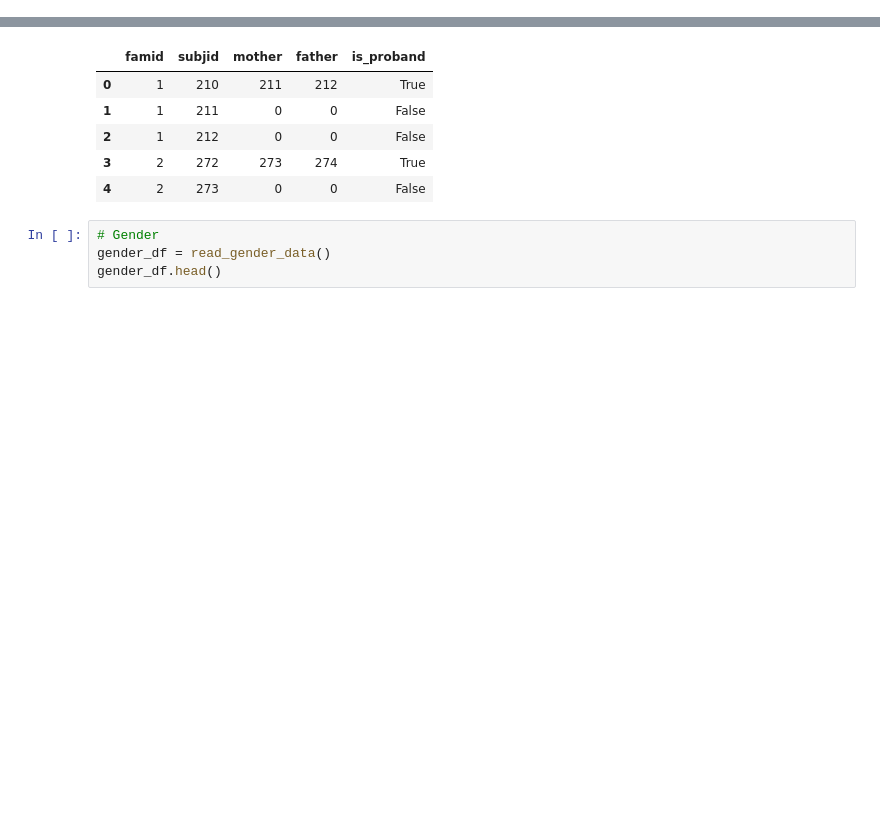
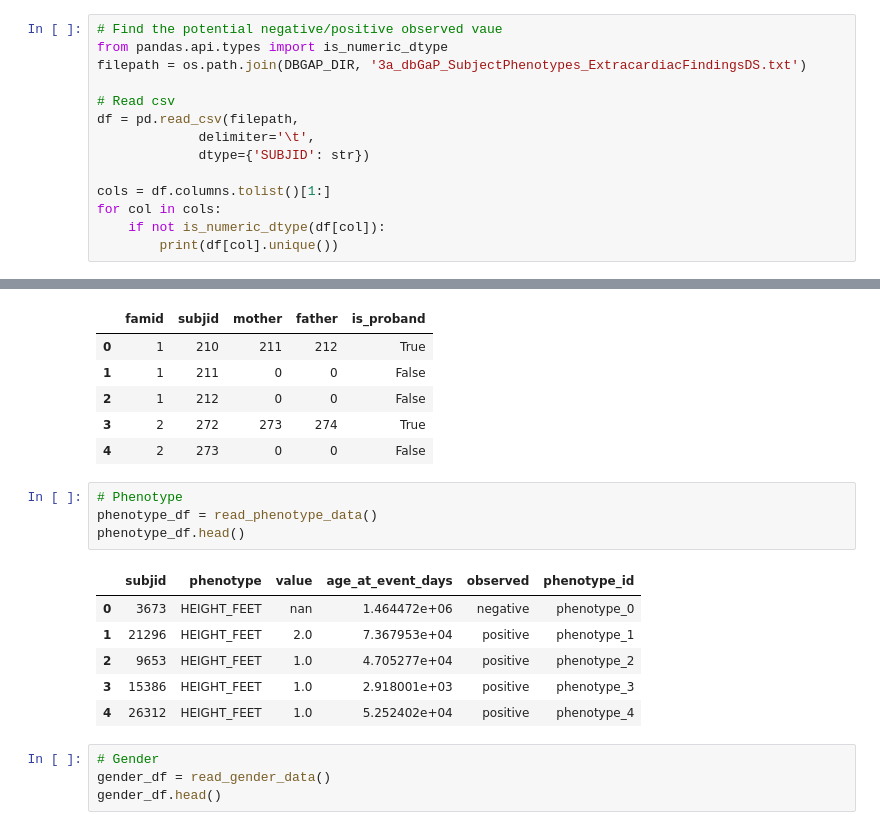
Before and after one commit to ConnorBarnhill/kf-api-dataservice, a Jupyter notebook: dataservice/util/data_import/seidman/Seidman-Import.ipynb, the cells around one changed output, grey strips where cells are left out. Drawn from its saved outputs; the diff is of its cells as text; blank space fills up the shorter version.

Commit message:
:sparkles: Add phenotype to etl

```diff
--- a/dataservice/util/data_import/seidman/Seidman-Import.ipynb
+++ b/dataservice/util/data_import/seidman/Seidman-Import.ipynb
@@ -82,0 +79,14 @@ def read_family_data(filepath=None):
+# %%
+# Find the potential negative/positive observed vaue
+from pandas.api.types import is_numeric_dtype
+filepath = os.path.join(DBGAP_DIR, '3a_dbGaP_SubjectPhenotypes_ExtracardiacFindingsDS.txt')
+
+# Read csv
+df = pd.read_csv(filepath,
+             delimiter='\t',
+             dtype={'SUBJID': str})
+
+cols = df.columns.tolist()[1:]
+for col in cols:
+    if not is_numeric_dtype(df[col]):
+        print(df[col].unique())
@@ -275,6 +346,17 @@ family_df.head()
 | 2 | 1 | 212 | 0 | 0 | False |
 | 3 | 2 | 272 | 273 | 274 | True |
 | 4 | 2 | 273 | 0 | 0 | False |
+# %%
+# Phenotype
+phenotype_df = read_phenotype_data()
+phenotype_df.head()
+# %% [output]
+|  | subjid | phenotype | value | age_at_event_days | observed | phenotype_id |
+| 0 | 3673 | HEIGHT_FEET | nan | 1.464472e+06 | negative | phenotype_0 |
+| 1 | 21296 | HEIGHT_FEET | 2.0 | 7.367953e+04 | positive | phenotype_1 |
+| 2 | 9653 | HEIGHT_FEET | 1.0 | 4.705277e+04 | positive | phenotype_2 |
+| 3 | 15386 | HEIGHT_FEET | 1.0 | 2.918001e+03 | positive | phenotype_3 |
+| 4 | 26312 | HEIGHT_FEET | 1.0 | 5.252402e+04 | positive | phenotype_4 |
 # %%
 # Gender
 gender_df = read_gender_data()
```
Also changed, not shown: parts of 6 cells of this notebook, 5 other files.
